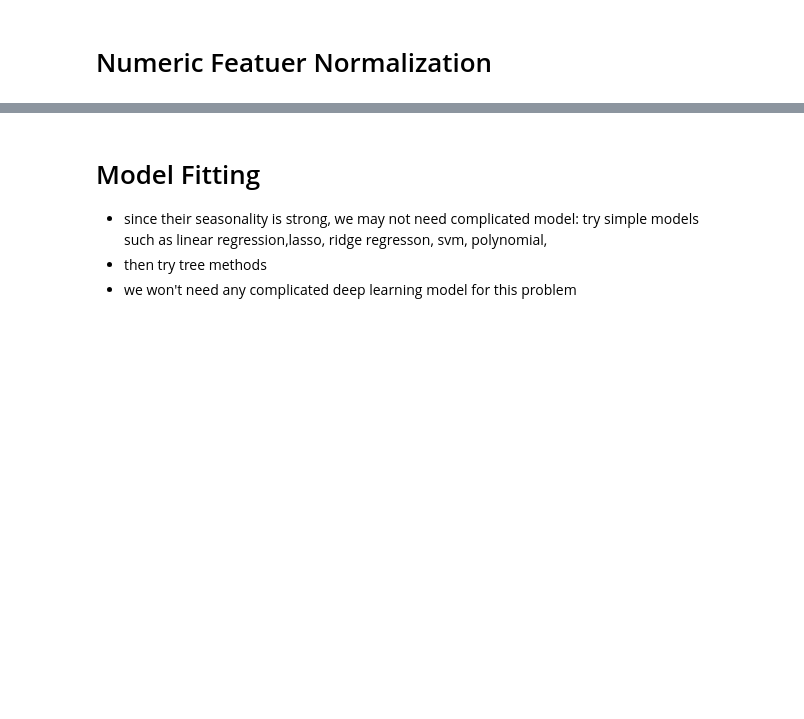
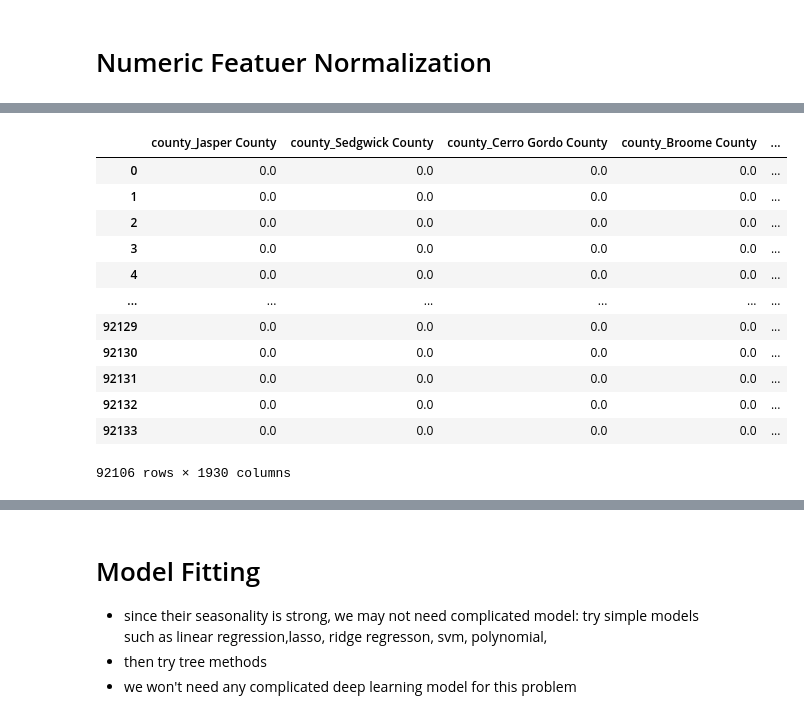
Before and after one commit to Joheun-Kang/microb, a Jupyter notebook: notebook/microb.ipynb, the cells around one changed output, grey strips where cells are left out. Cells and saved outputs as stored; diff of their text form; code cells hidden in the pictures; blank space fills up the shorter version.

```diff
--- a/notebook/microb.ipynb
+++ b/notebook/microb.ipynb
@@ -777,0 +917,18 @@ X_3.head()
+# %%
+final = final.astype({"first_day_of_month": str})
+# %%
+final
+# %% [output]
+|  | county_Jasper County | county_Sedgwick County | county_Cerro Gordo County | county_Broome County | ... |
+| 0 | 0.0 | 0.0 | 0.0 | 0.0 | ... |
+| 1 | 0.0 | 0.0 | 0.0 | 0.0 | ... |
+| 2 | 0.0 | 0.0 | 0.0 | 0.0 | ... |
+| 3 | 0.0 | 0.0 | 0.0 | 0.0 | ... |
+| 4 | 0.0 | 0.0 | 0.0 | 0.0 | ... |
+| ... | ... | ... | ... | ... | ... |
+| 92129 | 0.0 | 0.0 | 0.0 | 0.0 | ... |
+| 92130 | 0.0 | 0.0 | 0.0 | 0.0 | ... |
+| 92131 | 0.0 | 0.0 | 0.0 | 0.0 | ... |
+| 92132 | 0.0 | 0.0 | 0.0 | 0.0 | ... |
+| 92133 | 0.0 | 0.0 | 0.0 | 0.0 | ... |
+92106 rows × 1930 columns
```
Also changed, not shown: parts of 47 cells of this notebook.
